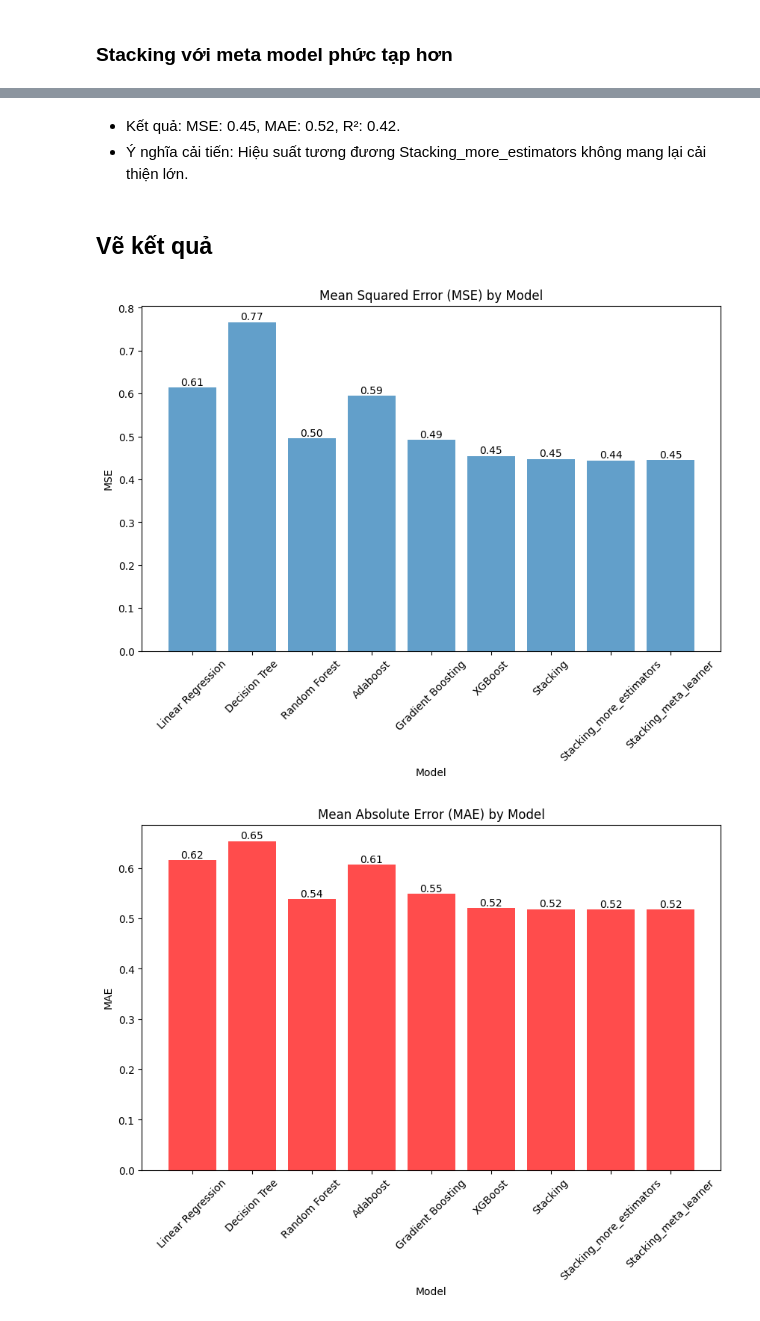
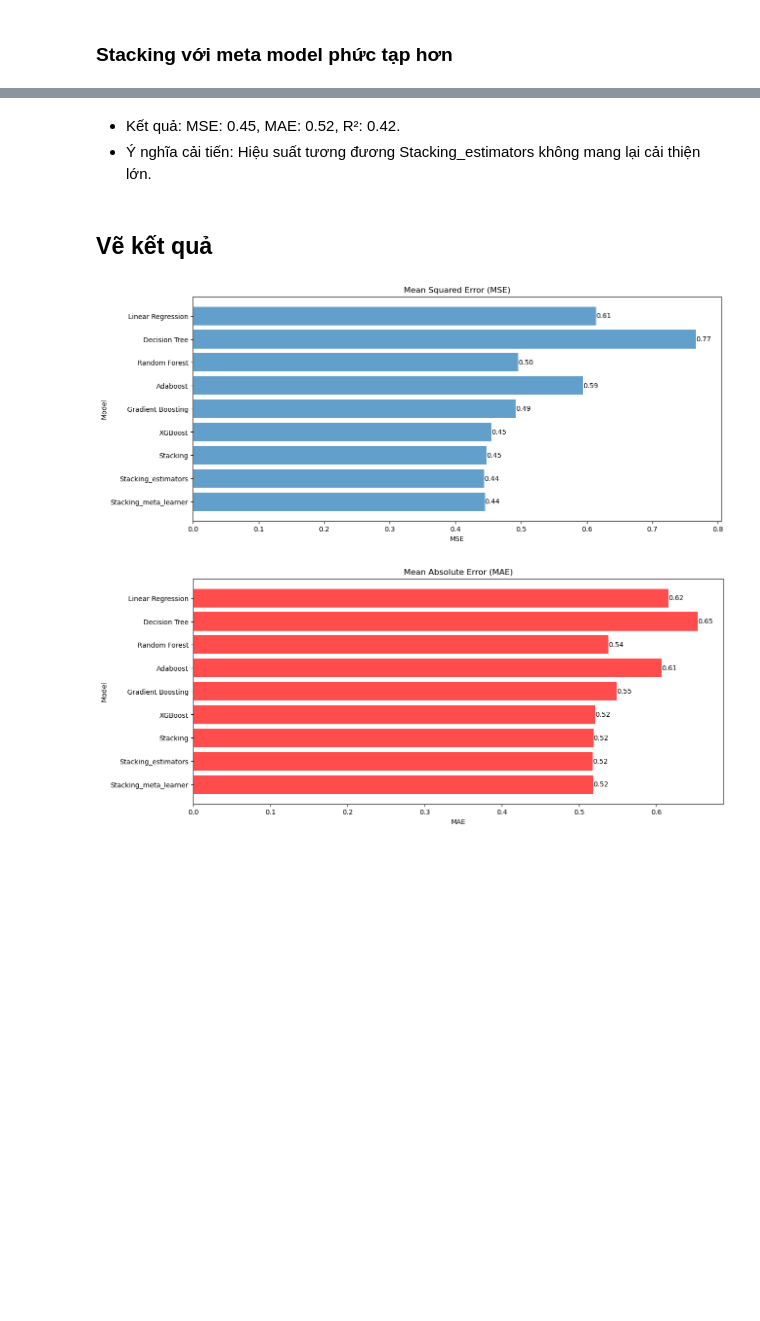
Before and after one commit to V1nk4n/Intro2DS_FinalProject, a Jupyter notebook: data_modeling/modeling_v1nk4n.ipynb, the cells around one changed output, grey strips where cells are left out. Cells and saved outputs as stored; diff of their text form; code cells hidden in the pictures; blank space fills up the shorter version.

Commit message:
fix error

```diff
--- a/data_modeling/modeling_v1nk4n.ipynb
+++ b/data_modeling/modeling_v1nk4n.ipynb
@@ -33,7 +28,7 @@ from sklearn.metrics import mean_squared_error, mean_absolute_error, r2_score
 # %% [markdown]
 # Đọc dữ liệu
 # %%
-df = pd.read_csv('/content/drive/MyDrive/NMKHDL/anime_preprocessing.csv')
+df = pd.read_csv('../data/anime_preprocessing.csv')
 df.head()
 # %% [output]
 |  | ID | Title | Episodes | Type | Aired | Producers | Studios | Source | Genres | Duration (mins) | ... |
@@ -62,5 +46,3 @@ dtype: int64
-# %%
-df = df.dropna(subset=['Duration (mins)'])
 # %%
 na_counts = df.isnull().sum()
 print(na_counts)
@@ -396,6 +378,6 @@ estimators = [
     ('knn', KNeighborsRegressor(n_neighbors=5))
 ]
 model = StackingRegressor(estimators=estimators, final_estimator=LinearRegression())
-result = train_model(model, 'Stacking_more_estimators')
+result = train_model(model, 'Stacking_estimators')
 results.append(result)
 # %% [output]
@@ -433,68 +438,55 @@ R2: 0.41532523864409276
 # %% [markdown]
 - Kết quả: MSE: 0.45, MAE: 0.52, R²: 0.42.
-- Ý nghĩa cải tiến: Hiệu suất tương đương Stacking_more_estimators không mang lại cải thiện lớn.
+- Ý nghĩa cải tiến: Hiệu suất tương đương Stacking_estimators không mang lại cải thiện lớn.
 # %% [markdown]
 ## Vẽ kết quả
 # %%
-def plot_result(metric):
-  plt.figure(figsize=(10, 6))
-  plt.bar(results_df['Model'], results_df[metric], alpha=0.7)
-  plt.title(f'{metric}')
-  plt.ylabel(f'{metric}')
-  plt.xlabel('Model')
-  plt.xticks(rotation=45)
-
-  for index, value in enumerate(results_df[metric]):
-      plt.text(index, value, f"{value:.2e}", ha='center', va='bottom')
-  plt.show()
-
-
 results_df = pd.DataFrame(results)
 
+results_df = results_df.iloc[::-1]
 
 # MSE
-plt.figure(figsize=(10, 6))
-plt.bar(results_df['Model'], results_df['MSE'], alpha=0.7)
-plt.title('Mean Squared Error (MSE) by Model')
-plt.ylabel('MSE')
-plt.xlabel('Model')
-plt.xticks(rotation=45)
+plt.figure(figsize=(14, 6))
+plt.barh(results_df['Model'], results_df['MSE'], alpha=0.7)
+plt.title('Mean Squared Error (MSE)')
+plt.xlabel('MSE')
+plt.ylabel('Model')
 
 # Thêm số liệu lên từng cột
 for index, value in enumerate(results_df['MSE']):
-    plt.text(index, value, f"{value:.2f}", ha='center', va='bottom')
+    plt.text(value, index, f"{value:.2f}", ha='left', va='center')
 
+plt.savefig('mse_chart.svg', format='svg')
 plt.show()
 
 # MAE
-plt.figure(figsize=(10, 6))
-plt.bar(results_df['Model'], results_df['MAE'], alpha=0.7, color='red')
-plt.title('Mean Absolute Error (MAE) by Model')
-plt.ylabel('MAE')
-plt.xlabel('Model')
-plt.xticks(rotation=45)
+plt.figure(figsize=(14, 6))
+plt.barh(results_df['Model'], results_df['MAE'], alpha=0.7, color='red')
+plt.title('Mean Absolute Error (MAE)')
+plt.xlabel('MAE')
+plt.ylabel('Model')
 
 # Thêm số liệu lên từng cột
 for index, value in enumerate(results_df['MAE']):
-    plt.text(index, value, f"{value:.2f}", ha='center', va='bottom')
+    plt.text(value, index, f"{value:.2f}", ha='left', va='center')
 
+plt.savefig('mae_chart.svg', format='svg')
 plt.show()
 
-
 # R²
-plt.figure(figsize=(10, 6))
-plt.bar(results_df['Model'], results_df['R²'], alpha=0.7, color='green')
-plt.title('R² Score by Model')
-plt.ylabel('R²')
-plt.xlabel('Model')
-plt.xticks(rotation=45)
-plt.ylim(0, 1)  # Giới hạn từ 0 đến 1 cho R²
+plt.figure(figsize=(14, 6))
+plt.barh(results_df['Model'], results_df['R²'], alpha=0.7, color='green')
+plt.title('R² Score')
+plt.xlabel('R²')
+plt.ylabel('Model')
+plt.xlim(0, 1)  # Giới hạn trục x từ 0 đến 1 cho R²
 
 # Thêm số liệu lên từng cột
 for index, value in enumerate(results_df['R²']):
-    plt.text(index, value, f"{value:.2f}", ha='center', va='bottom')
+    plt.text(value, index, f"{value:.2f}", ha='left', va='center')
 
+plt.savefig('r2_chart.svg', format='svg')
 plt.show()
 # %% [output]
-[figure, old version]
+[figure, new version]
-[figure, old version]
+[figure, new version]
```
Also changed, not shown: parts of 15 cells of this notebook, 6 other files.
